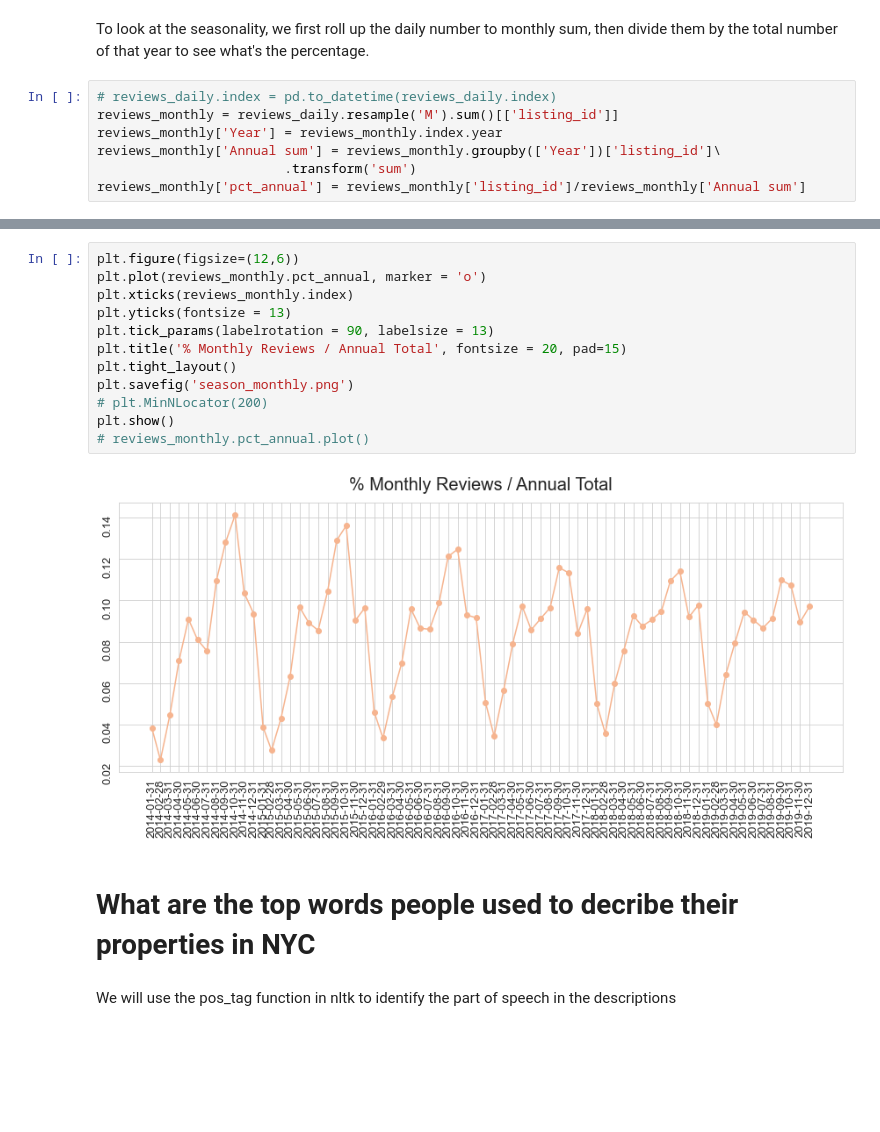
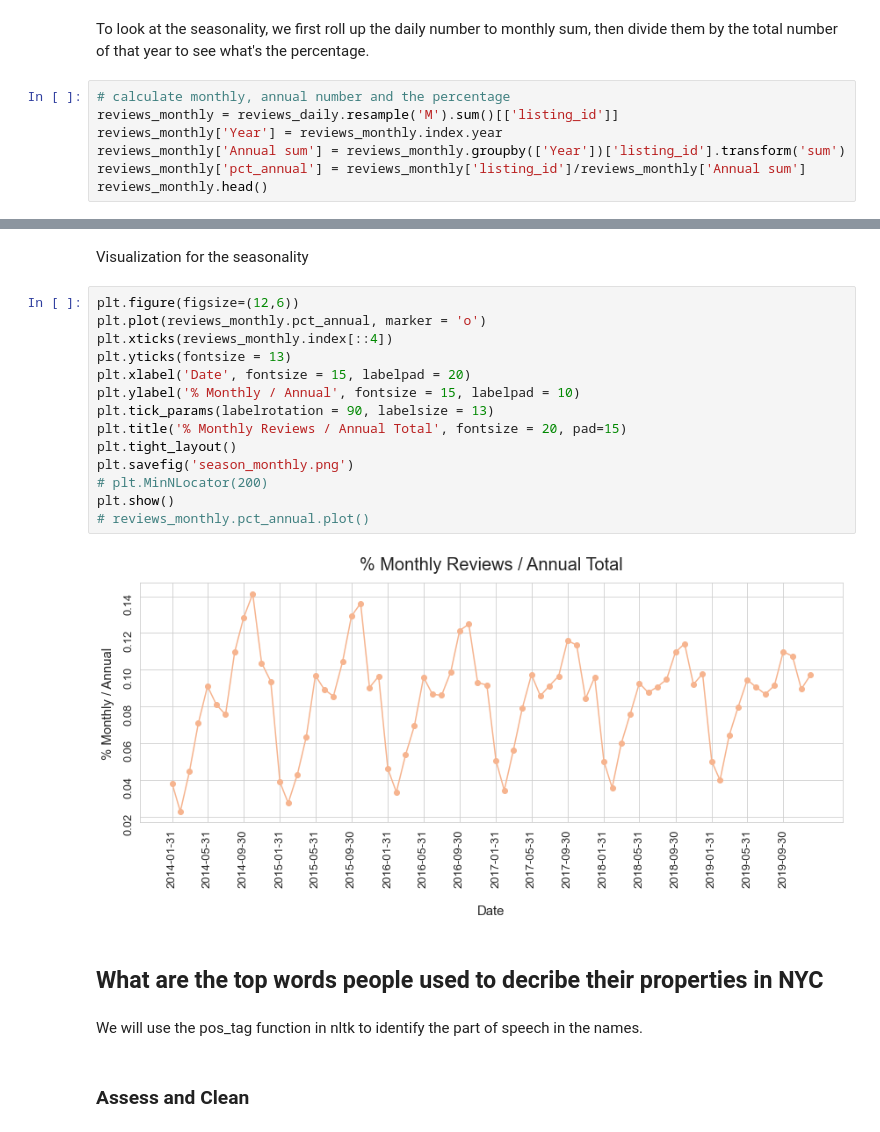
Before and after one commit to unafoca/udacity_ds_project1, a Jupyter notebook: proj1_abnb_nyc.ipynb, the cells around one changed output, grey strips where cells are left out. Saved outputs shown, nothing was run; the diff lists cells and outputs as text; blank space fills up the shorter version.

```diff
--- a/proj1_abnb_nyc.ipynb
+++ b/proj1_abnb_nyc.ipynb
@@ -182,9 +289,9 @@ plt.show()
 # %% [markdown]
 To look at the seasonality, we first roll up the daily number to monthly sum, then divide them by the total number of that year to see what's the percentage.
 # %%
-# reviews_daily.index = pd.to_datetime(reviews_daily.index)
+# calculate monthly, annual number and the percentage
 reviews_monthly = reviews_daily.resample('M').sum()[['listing_id']]
 reviews_monthly['Year'] = reviews_monthly.index.year
-reviews_monthly['Annual sum'] = reviews_monthly.groupby(['Year'])['listing_id']\
-                        .transform('sum')
+reviews_monthly['Annual sum'] = reviews_monthly.groupby(['Year'])['listing_id'].transform('sum')
 reviews_monthly['pct_annual'] = reviews_monthly['listing_id']/reviews_monthly['Annual sum']
+reviews_monthly.head()
@@ -191,18 +305,24 @@ reviews_monthly['pct_annual'] = reviews_monthly['listing_id']/reviews_monthly['A
+# %% [markdown]
+Visualization for the seasonality
 # %%
 plt.figure(figsize=(12,6))
 plt.plot(reviews_monthly.pct_annual, marker = 'o')
-plt.xticks(reviews_monthly.index)
+plt.xticks(reviews_monthly.index[::4])
 plt.yticks(fontsize = 13)
+plt.xlabel('Date', fontsize = 15, labelpad = 20)
+plt.ylabel('% Monthly / Annual', fontsize = 15, labelpad = 10)
 plt.tick_params(labelrotation = 90, labelsize = 13)
 plt.title('% Monthly Reviews / Annual Total', fontsize = 20, pad=15)
 plt.tight_layout()
 plt.savefig('season_monthly.png')
 # plt.MinNLocator(200)
 plt.show()
 # reviews_monthly.pct_annual.plot()
 # %% [output]
-[figure, old version]
+[figure, new version]
 # %% [markdown]
-# What are the top words people used to decribe their properties in NYC
+## What are the top words people used to decribe their properties in NYC
 # %% [markdown]
-We will use the pos_tag function in nltk to identify the part of speech in the descriptions
+We will use the pos_tag function in nltk to identify the part of speech in the names.
+# %% [markdown]
+### Assess and Clean
```
Also changed, not shown: parts of 65 cells of this notebook, 6 other files.
